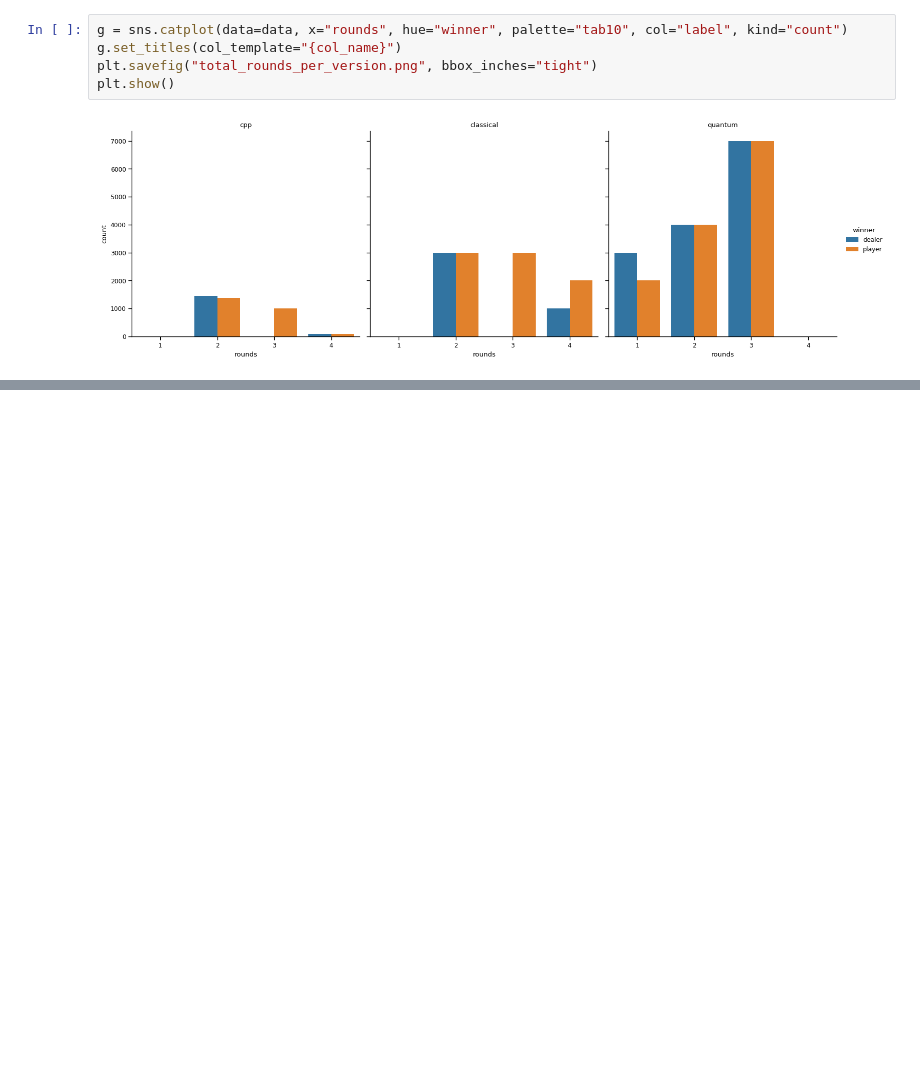
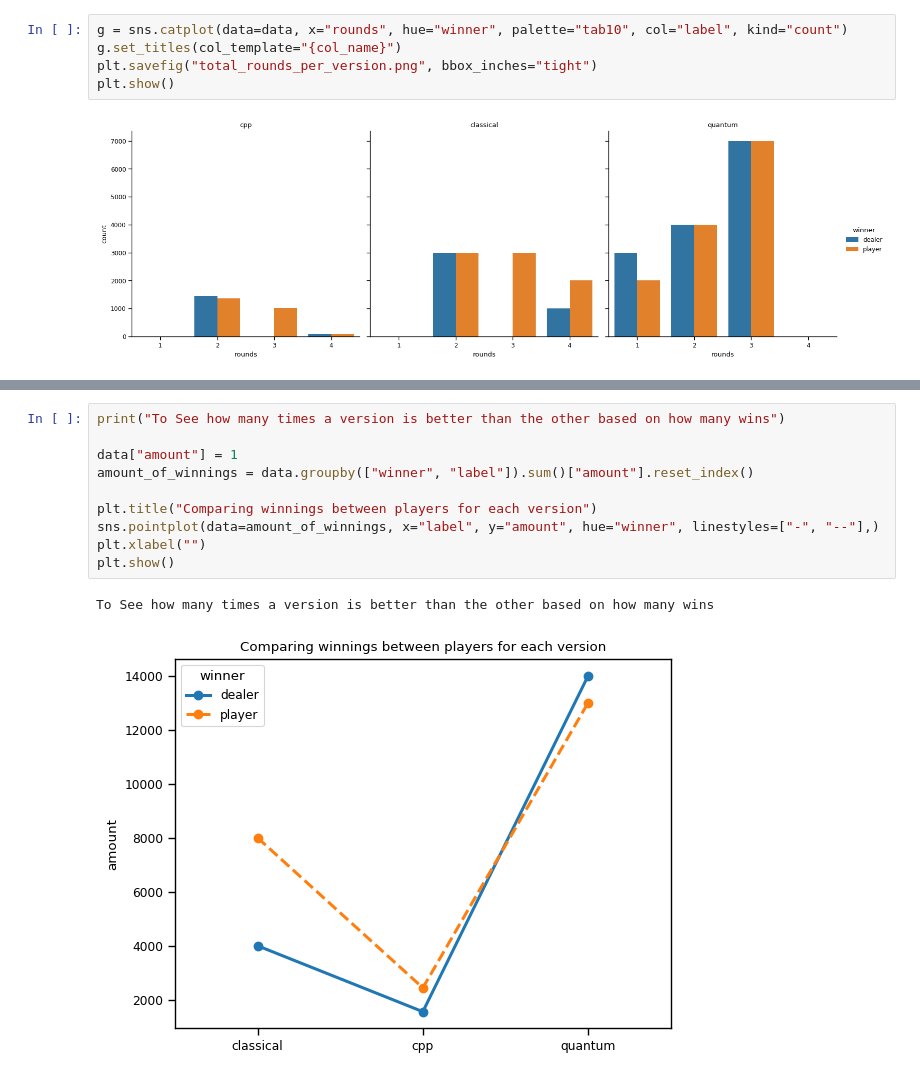
Before and after one commit to Dpbm/qbuck, a Jupyter notebook: buckshot-roulette.ipynb, the cells around one changed output, grey strips where cells are left out. Saved outputs shown, nothing was run; the diff lists cells and outputs as text; blank space fills up the shorter version.

```diff
--- a/buckshot-roulette.ipynb
+++ b/buckshot-roulette.ipynb
@@ -601,0 +660,13 @@ plt.show()
+# %%
+print("To See how many times a version is better than the other based on how many wins")
+
+data["amount"] = 1
+amount_of_winnings = data.groupby(["winner", "label"]).sum()["amount"].reset_index()
+
+plt.title("Comparing winnings between players for each version")
+sns.pointplot(data=amount_of_winnings, x="label", y="amount", hue="winner", linestyles=["-", "--"],)
+plt.xlabel("")
+plt.show()
+# %% [output]
+To See how many times a version is better than the other based on how many wins
+[figure, added]
```
Also changed, not shown: parts of 6 cells of this notebook, 6 other files.
